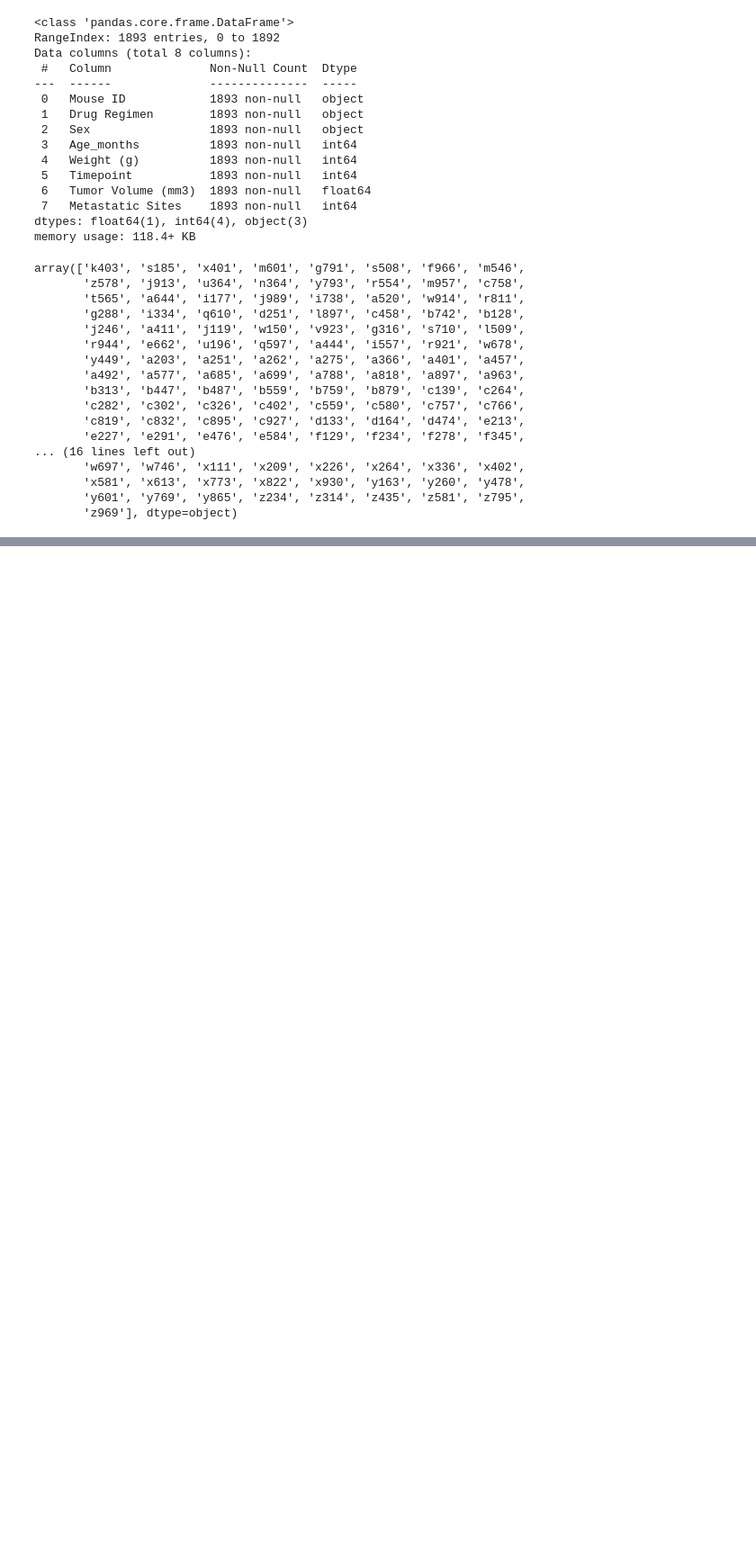
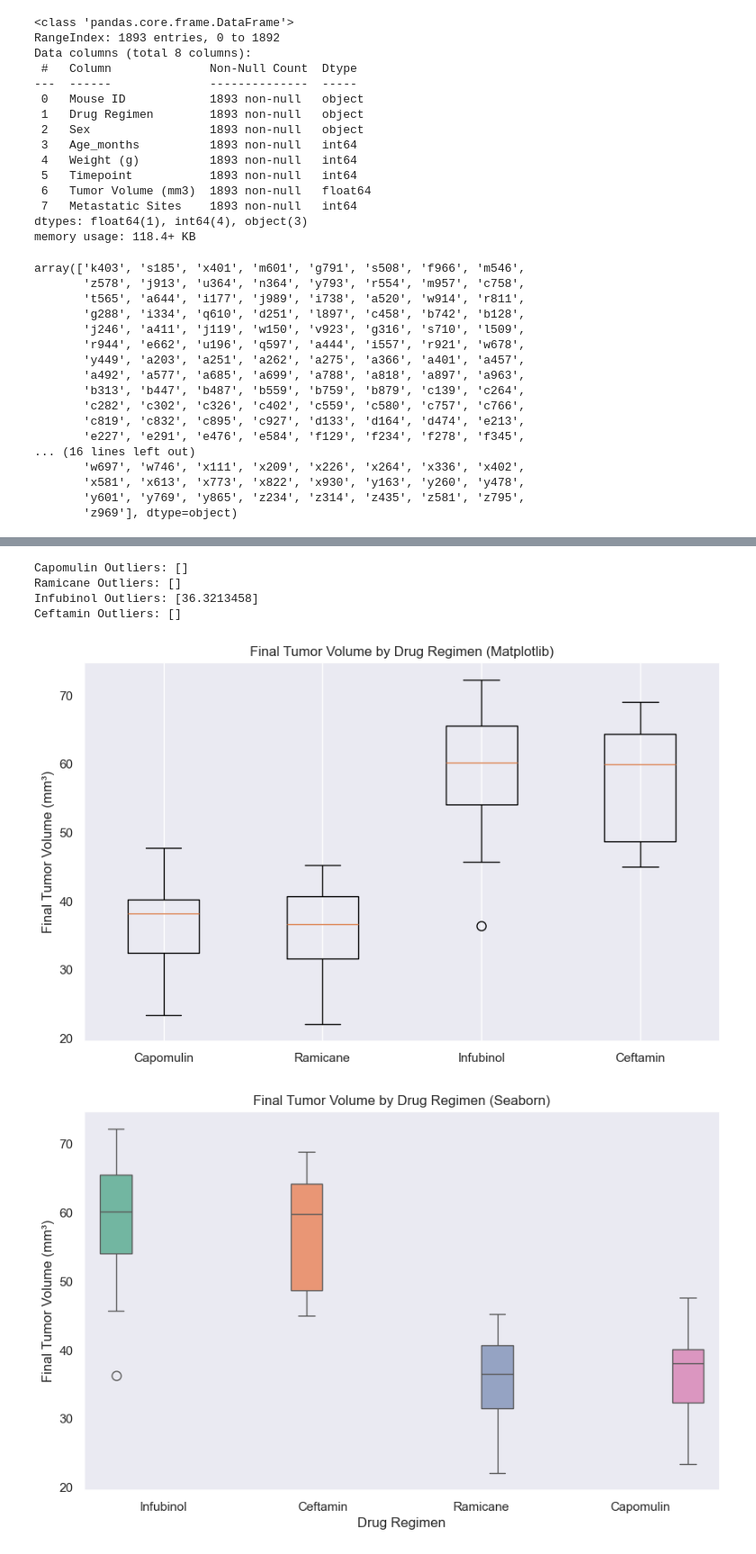
Before and after one commit to lirralirra/Week5_matplotlib_Challenge, a Jupyter notebook: main.ipynb, the cells around one changed output, grey strips where cells are left out. Shown at 90% size. Saved outputs shown, nothing was run; the diff lists cells and outputs as text; code cells hidden in the pictures; blank space fills up the shorter version.

```diff
--- a/main.ipynb
+++ b/main.ipynb
@@ -73,0 +198,72 @@ data_merge[data_merge.duplicated(subset=['Mouse ID', 'Timepoint'], keep=False)]
+# %%
+# Step 1: Create a grouped DataFrame that shows the last (greatest) time point for each mouse
+last_timepoint = data_clean.groupby('Mouse ID').agg({'Timepoint': 'max'}).reset_index()
+
+# Step 2: Merge this grouped DataFrame with the original cleaned DataFrame
+merged_df = pd.merge(last_timepoint, data_clean, on=['Mouse ID', 'Timepoint'])
+
+# Step 3: Filter for only the treatments of interest
+filtered_data = merged_df[merged_df['Drug Regimen'].isin(['Capomulin', 'Ramicane', 'Infubinol', 'Ceftamin'])]
+
+# Step 4: Create a list of treatment names and an empty dictionary for tumor volumes
+treatment_list = ['Capomulin', 'Ramicane', 'Infubinol', 'Ceftamin']
+final_tumor_volumes = {treatment: [] for treatment in treatment_list}
+
+# Step 5: Loop through each drug in the treatment list and collect final tumor volumes
+for treatment in treatment_list:
+    treatment_data = filtered_data[filtered_data['Drug Regimen'] == treatment]
+    final_tumor_volumes[treatment] = treatment_data['Tumor Volume (mm3)'].tolist()
+
+# Step 6: Calculate quartiles and IQR for each treatment to determine outliers
+outlier_info = {}
+
+for treatment in treatment_list:
+    data = final_tumor_volumes[treatment]
+
+    # Calculate quartiles and IQR
+    q1 = np.percentile(data, 25)
+    q3 = np.percentile(data, 75)
+    iqr = q3 - q1
+
+    # Determine outlier bounds
+    lower_bound = q1 - (1.5 * iqr)
+    upper_bound = q3 + (1.5 * iqr)
+
+    # Store outlier information
+    outlier_info[treatment] = {
+        "lower_bound": lower_bound,
+        "upper_bound": upper_bound,
+        "outliers": [x for x in data if x < lower_bound or x > upper_bound]
+    }
+
+# Print outlier results
+for treatment in outlier_info:
+    print(f"{treatment} Outliers: {outlier_info[treatment]['outliers']}")
+# %% [output]
+Capomulin Outliers: []
+Ramicane Outliers: []
+Infubinol Outliers: [36.3213458]
+Ceftamin Outliers: []
+# %%
+# Step 4: Create box plots using Matplotlib
+plt.figure(figsize=(10, 6))
+box_plot = plt.boxplot([filtered_data[filtered_data['Drug Regimen'] == treatment]['Tumor Volume (mm3)'] for treatment in ['Capomulin', 'Ramicane', 'Infubinol', 'Ceftamin']],
+                       labels=['Capomulin', 'Ramicane', 'Infubinol', 'Ceftamin'],
+                       flierprops=dict(marker='o', color='red', markersize=8))
+
+plt.title('Final Tumor Volume by Drug Regimen (Matplotlib)')
+plt.ylabel('Final Tumor Volume (mm³)')
+plt.grid(axis='y')
+plt.show()
+
+# Step 5: Create box plots using Seaborn
+plt.figure(figsize=(10, 6))
+sns.boxplot(x='Drug Regimen', y='Tumor Volume (mm3)', data=filtered_data,
+            flierprops=dict( marker='o', color='red', markersize=8), palette="Set2",hue='Drug Regimen',legend=False,dodge=True)
+plt.title('Final Tumor Volume by Drug Regimen (Seaborn)')
+plt.ylabel('Final Tumor Volume (mm³)')
+plt.grid(axis='y')
+plt.show()
+# %% [output]
+[figure, added]
+[figure, added]
```
Also changed, not shown: parts of 10 cells of this notebook.
